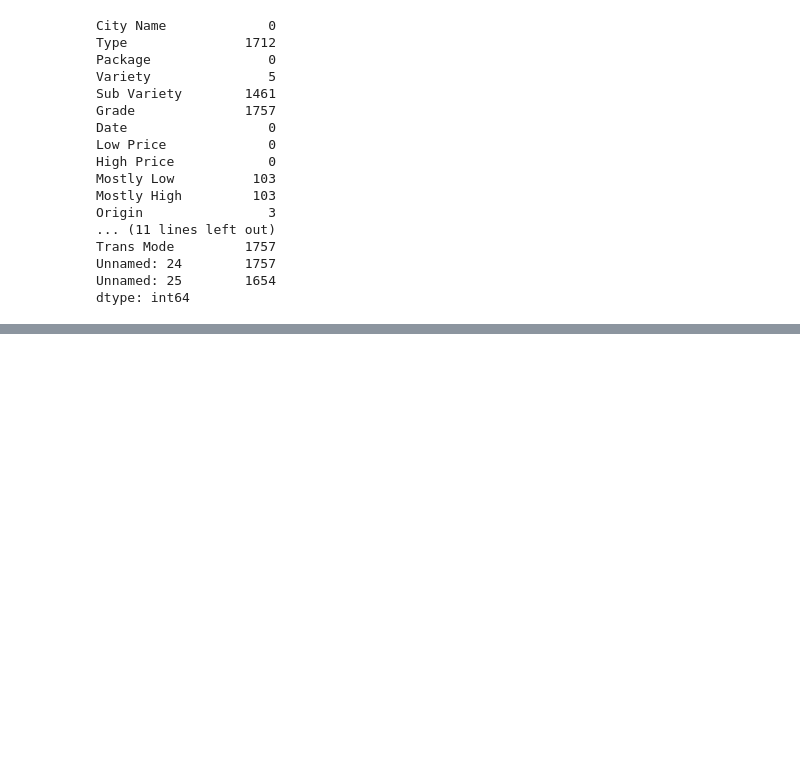
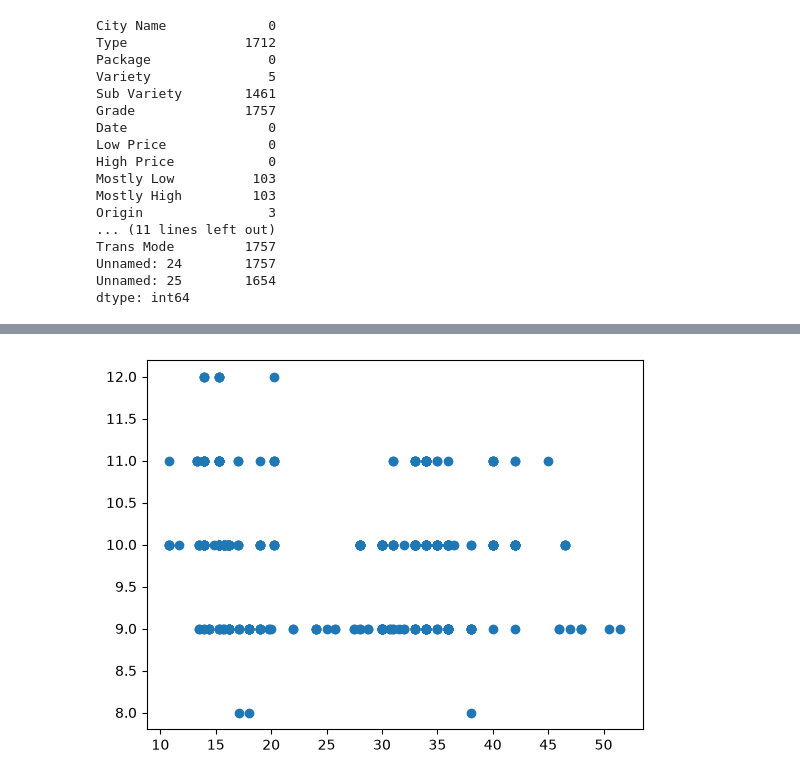
Before and after one commit to Bribrijie/ML-For-Beginners, a Jupyter notebook: translations/zh-CN/2-Regression/2-Data/notebook.ipynb, the cells around one changed output, grey strips where cells are left out. Saved outputs shown, nothing was run; the diff lists cells and outputs as text; code cells hidden in the pictures; blank space fills up the shorter version.

Commit message:
modified:   translations/zh-CN/2-Regression/2-Data/assignment.md 	modified:   translations/zh-CN/2-Regression/2-Data/notebook.ipynb 	modified:   translations/zh-CN/2-Regression/3-Linear/notebook.ipynb

```diff
--- a/translations/zh-CN/2-Regression/2-Data/notebook.ipynb
+++ b/translations/zh-CN/2-Regression/2-Data/notebook.ipynb
@@ -51,0 +56,5 @@ dtype: int64
+# %%
+colunms_to_select = ['Package', 'Low Price', 'High Price', 'Date']
+
+pumpkins = pumpkins.loc[:, colunms_to_select]
+pumpkins.head()
@@ -51,0 +150,5 @@ dtype: int64
+# %%
+pumpkins = pumpkins[pumpkins['Package'].str.contains('bushel', case=True, regex=False, na=False)]
+
+print("筛选后的数据形状", pumpkins.shape)
+pumpkins['Package'].value_counts()
@@ -51,0 +168,17 @@ dtype: int64
+# %%
+colunms_to_select = ['Package', 'Low Price', 'High Price', 'Date']
+
+new_pumpkins = pumpkins.loc[:, colunms_to_select]
+
+price = (new_pumpkins['Low Price'] + new_pumpkins['High Price']) / 2
+month = pd.DatetimeIndex(new_pumpkins['Date']).month
+
+new_pumpkins = pd.DataFrame({
+    'Month': month,
+    'Package': new_pumpkins['Package'],
+    'Low Price': new_pumpkins['Low Price'],
+    'High Price': new_pumpkins['High Price'],
+    'Price': price
+    })
+
+new_pumpkins.head()
@@ -51,0 +212,5 @@ dtype: int64
+# %%
+new_pumpkins.loc[new_pumpkins['Package'].str.contains('1 1/9'), 'Price'] = price / (1 + 1/9)
+new_pumpkins.loc[new_pumpkins['Package'].str.contains('1/2'), 'Price'] = price / (1/2)
+
+new_pumpkins.head()
@@ -51,0 +234,10 @@ dtype: int64
+# %%
+import matplotlib.pyplot as plt
+
+price = new_pumpkins.Price
+month = new_pumpkins.Month
+
+plt.scatter(price, month)
+plt.show()
+# %% [output]
+[figure, added]
```
Also changed, not shown: parts of 36 cells of this notebook, 2 other files.
